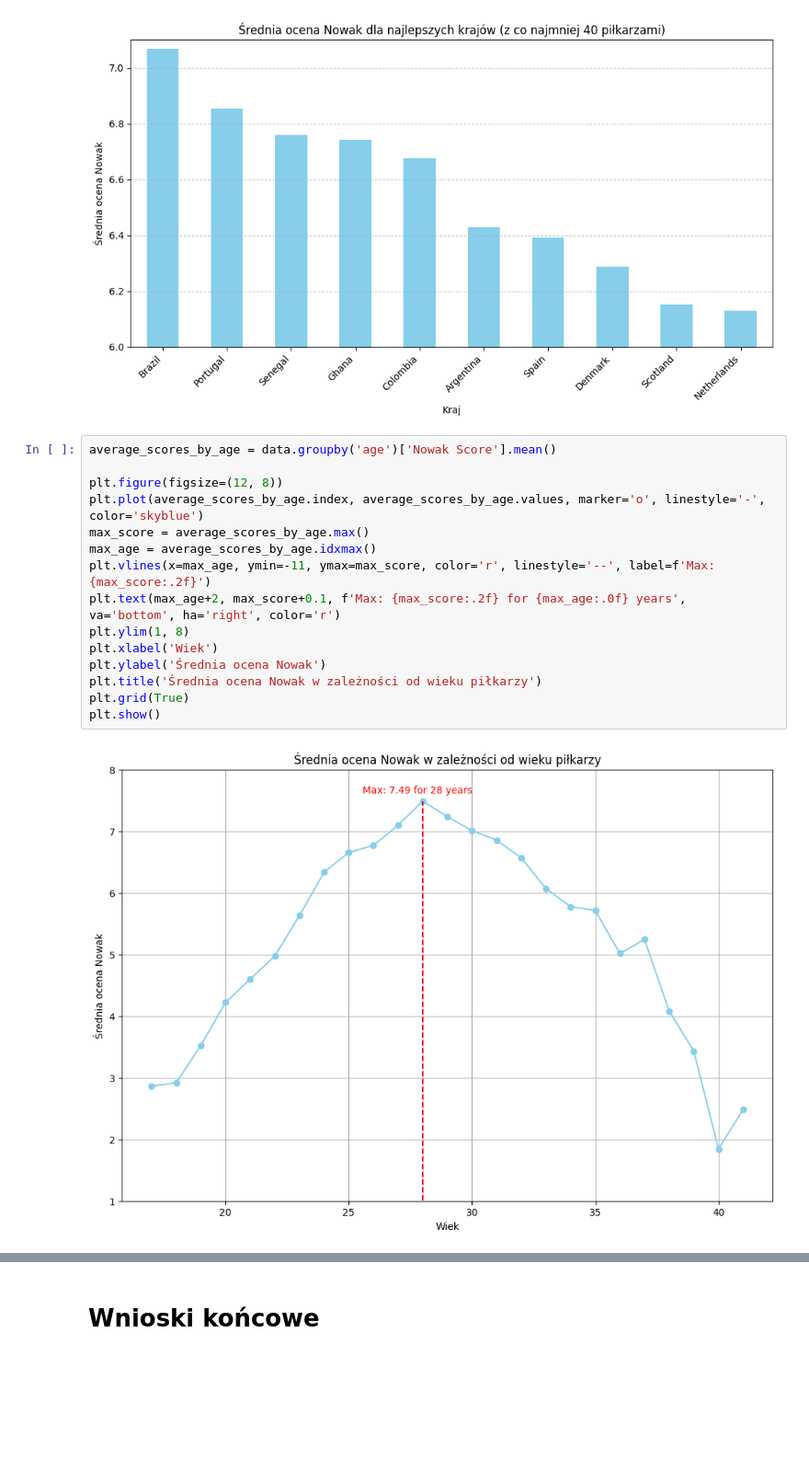
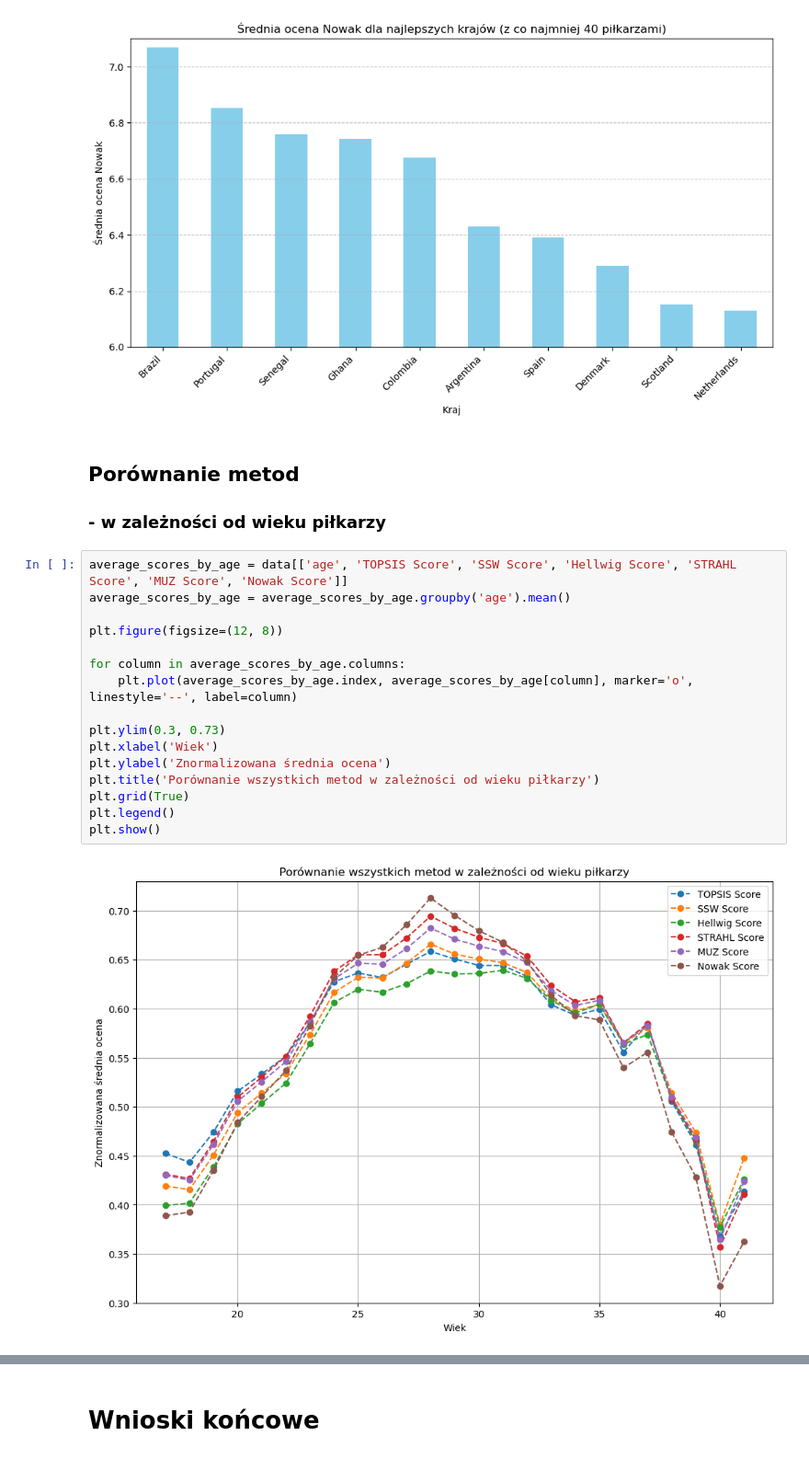
Before and after one commit to izabelakolodziejska/Fifa_players_analysis, a Jupyter notebook: fifa_analysys.ipynb, the cells around one changed output, grey strips where cells are left out. Shown at 92% size. Drawn from its saved outputs; the diff is of its cells as text; blank space fills up the shorter version.

Commit message:
Added method comparison graph for height

```diff
--- a/fifa_analysys.ipynb
+++ b/fifa_analysys.ipynb
@@ -1038,20 +1038,24 @@ bar_plot.set_ylim(6, 7.1)
 plt.show()
 # %% [output]
 [figure]
+# %% [markdown]
+## Porównanie metod
+### - w zależności od wieku piłkarzy
 # %%
-average_scores_by_age = data.groupby('age')['Nowak Score'].mean()
+average_scores_by_age = data[['age', 'TOPSIS Score', 'SSW Score', 'Hellwig Score', 'STRAHL Score', 'MUZ Score', 'Nowak Score']]
+average_scores_by_age = average_scores_by_age.groupby('age').mean()
 
 plt.figure(figsize=(12, 8))
-plt.plot(average_scores_by_age.index, average_scores_by_age.values, marker='o', linestyle='-', color='skyblue')
-max_score = average_scores_by_age.max()
-max_age = average_scores_by_age.idxmax()
-plt.vlines(x=max_age, ymin=-11, ymax=max_score, color='r', linestyle='--', label=f'Max: {max_score:.2f}')
-plt.text(max_age+2, max_score+0.1, f'Max: {max_score:.2f} for {max_age:.0f} years', va='bottom', ha='right', color='r')
-plt.ylim(1, 8)
+
+for column in average_scores_by_age.columns:
+    plt.plot(average_scores_by_age.index, average_scores_by_age[column], marker='o', linestyle='--', label=column)
+
+plt.ylim(0.3, 0.73)
 plt.xlabel('Wiek')
-plt.ylabel('Średnia ocena Nowak')
-plt.title('Średnia ocena Nowak w zależności od wieku piłkarzy')
+plt.ylabel('Znormalizowana średnia ocena')
+plt.title('Porównanie wszystkich metod w zależności od wieku piłkarzy')
 plt.grid(True)
+plt.legend()
 plt.show()
 # %% [output]
-[figure, old version]
+[figure, new version]
```
Also changed, not shown: parts of 5 cells of this notebook, 1 other file.
